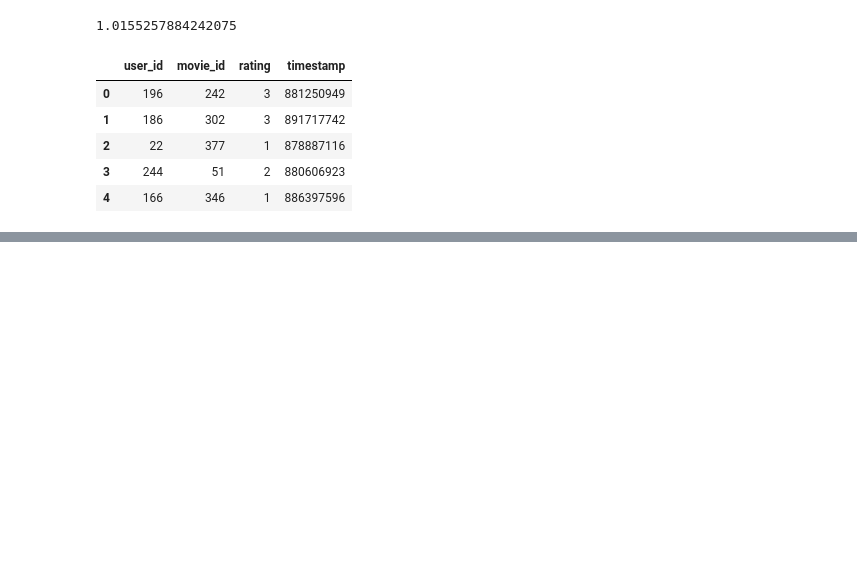
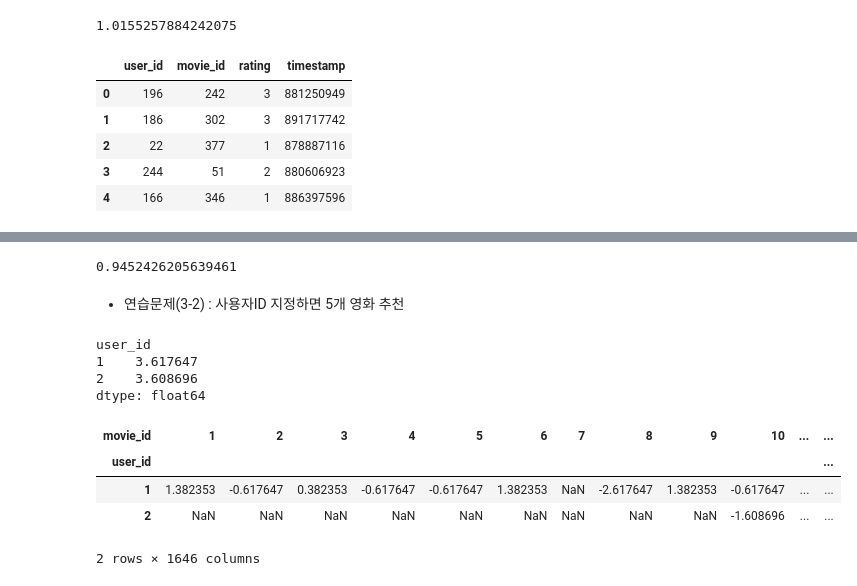
Before and after one commit to cheonsol-lee/recsys_tutorial, a Jupyter notebook: chap3_CF.ipynb, the cells around one changed output, grey strips where cells are left out. Drawn from its saved outputs; the diff is of its cells as text; code cells hidden in the pictures; blank space fills up the shorter version.

```diff
--- a/chap3_CF.ipynb
+++ b/chap3_CF.ipynb
@@ -180,0 +253,24 @@ Name: title, dtype: object
+# %%
+score(cf_knn_bias, 30)
+# %% [output]
+0.9452426205639461
+# %% [markdown]
+- 연습문제(3-2) : 사용자ID 지정하면 5개 영화 추천
+# %%
+rating_mean = rating_matrix.mean(axis=1) # 사용자별 평균 평점
+rating_bias = (rating_matrix.T - rating_mean).T # rating 편차
+# %%
+rating_mean[:2]
+# %% [output]
+user_id
+1    3.617647
+2    3.608696
+dtype: float64
+# %%
+rating_bias.head(2)
+# %% [output]
+| movie_id | 1 | 2 | 3 | 4 | 5 | 6 | 7 | 8 | 9 | 10 | ... | ... |
+| user_id |  |  |  |  |  |  |  |  |  |  |  | ... |
+| 1 | 1.382353 | -0.617647 | 0.382353 | -0.617647 | -0.617647 | 1.382353 | NaN | -2.617647 | 1.382353 | -0.617647 | ... | ... |
+| 2 | NaN | NaN | NaN | NaN | NaN | NaN | NaN | NaN | NaN | -1.608696 | ... | ... |
+2 rows × 1646 columns
```
Also changed, not shown: parts of 26 cells of this notebook.
